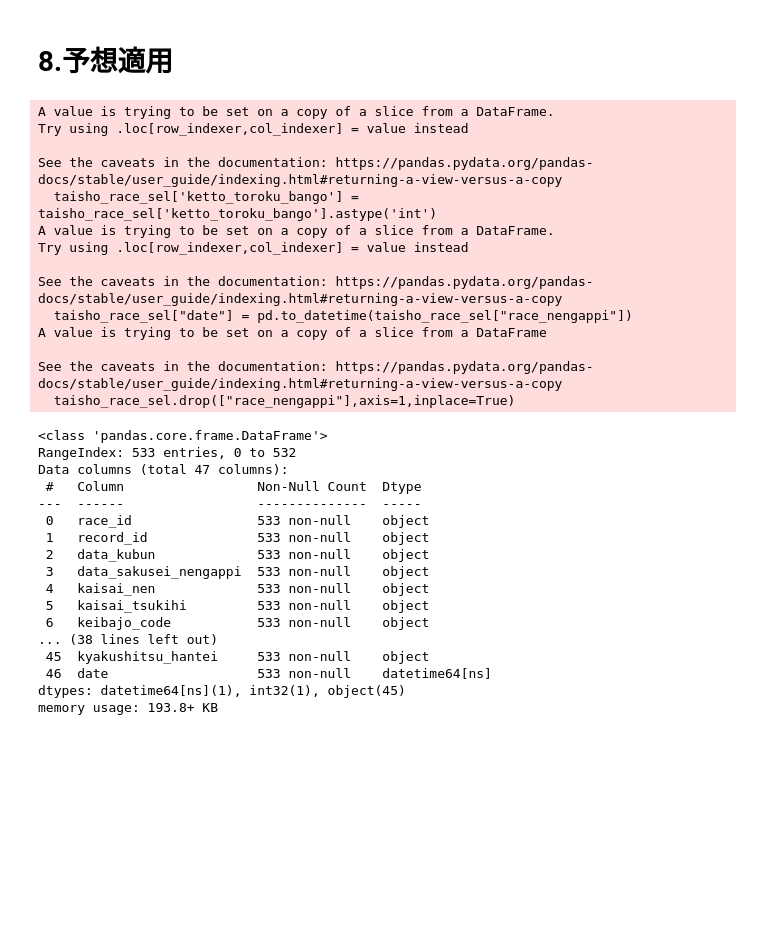
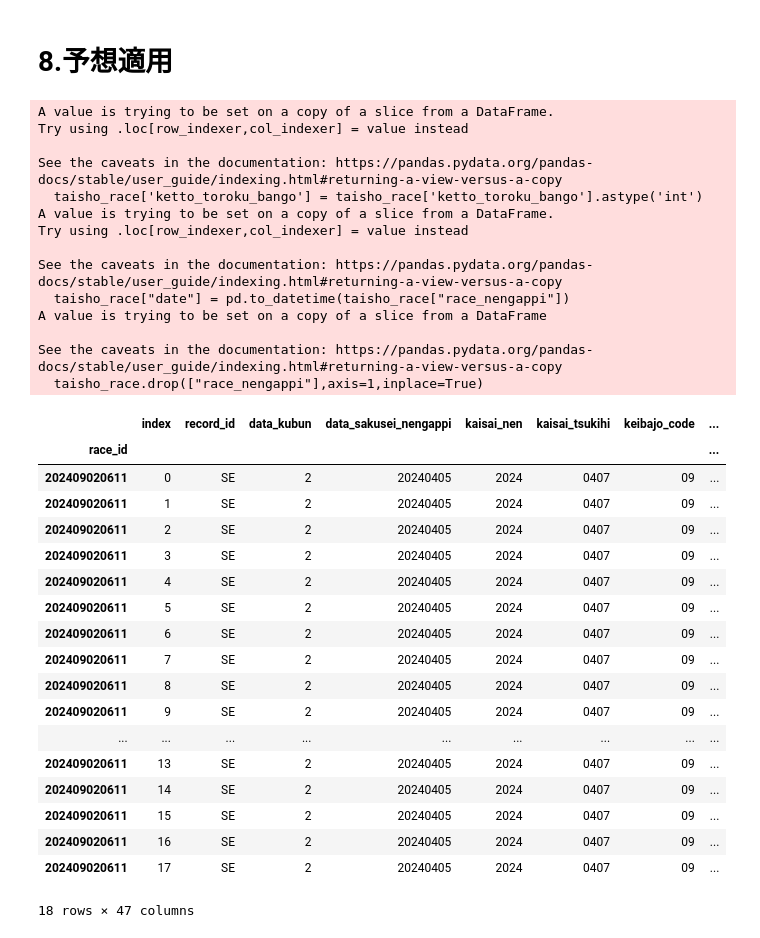
Before and after one commit to mk19828/keiba_2, a Jupyter notebook: keiba003_2_2.ipynb, the cells around one changed output. Drawn from its saved outputs; the diff is of its cells as text; code cells hidden in the pictures; blank space fills up the shorter version.

```diff
--- a/keiba003_2_2.ipynb
+++ b/keiba003_2_2.ipynb
@@ -826,51 +759,58 @@ horse_info = horse_info.set_index('ketto_toroku_bango')
 ### 対象のrace_resultsを抽出　－－＞　taisho_race　とする
 ###　------------------------------
 ###　----------分析用データの条件設定(ｔａｉｓｈｏ＿ｒａｃｅの処理)
-taisho_race_sel = race_results[(race_results['data_kubun'] == '2')]
+taisho_race = race_results[(race_results['data_kubun'] == '2')]
 #taisho_race = race_results[race_results['kaisai_nen'] == '2023']
-taisho_race_sel['ketto_toroku_bango'] = taisho_race_sel['ketto_toroku_bango'].astype('int')
+taisho_race['ketto_toroku_bango'] = taisho_race['ketto_toroku_bango'].astype('int')
 #＞＞＞## 対象のrace_resultsのキー情報抽出
 #＞＞＞taisho_race = taisho_race.loc[:, ["ketto_toroku_bango", "race_nengappi"]]
 ###　レース年月日を日付タイプへ　かつ変数名を　date　へ
-taisho_race_sel["date"] = pd.to_datetime(taisho_race_sel["race_nengappi"])
-taisho_race_sel.drop(["race_nengappi"],axis=1,inplace=True)
-taisho_race_sel = taisho_race_sel.reset_index('race_id')
+taisho_race["date"] = pd.to_datetime(taisho_race["race_nengappi"])
+taisho_race.drop(["race_nengappi"],axis=1,inplace=True)
+taisho_race = taisho_race.reset_index('race_id')
 # %% [output]
 A value is trying to be set on a copy of a slice from a DataFrame.
 Try using .loc[row_indexer,col_indexer] = value instead
 
 See the caveats in the documentation: https://pandas.pydata.org/pandas-docs/stable/user_guide/indexing.html#returning-a-view-versus-a-copy
-  taisho_race_sel['ketto_toroku_bango'] = taisho_race_sel['ketto_toroku_bango'].astype('int')
+  taisho_race['ketto_toroku_bango'] = taisho_race['ketto_toroku_bango'].astype('int')
 A value is trying to be set on a copy of a slice from a DataFrame.
 Try using .loc[row_indexer,col_indexer] = value instead
 
 See the caveats in the documentation: https://pandas.pydata.org/pandas-docs/stable/user_guide/indexing.html#returning-a-view-versus-a-copy
-  taisho_race_sel["date"] = pd.to_datetime(taisho_race_sel["race_nengappi"])
+  taisho_race["date"] = pd.to_datetime(taisho_race["race_nengappi"])
 A value is trying to be set on a copy of a slice from a DataFrame
 
 See the caveats in the documentation: https://pandas.pydata.org/pandas-docs/stable/user_guide/indexing.html#returning-a-view-versus-a-copy
-  taisho_race_sel.drop(["race_nengappi"],axis=1,inplace=True)
+  taisho_race.drop(["race_nengappi"],axis=1,inplace=True)
-# %%
-#taisho_race_sel.loc['202409020611']
-taisho_race_sel.info()
-# %% [output]
-<class 'pandas.core.frame.DataFrame'>
-RangeIndex: 533 entries, 0 to 532
-Data columns (total 47 columns):
- #   Column                 Non-Null Count  Dtype
----  ------                 --------------  -----
- 0   race_id                533 non-null    object
- 1   record_id              533 non-null    object
- 2   data_kubun             533 non-null    object
- 3   data_sakusei_nengappi  533 non-null    object
- 4   kaisai_nen             533 non-null    object
- 5   kaisai_tsukihi         533 non-null    object
- 6   keibajo_code           533 non-null    object
-... (38 lines left out)
- 45  kyakushitsu_hantei     533 non-null    object
- 46  date                   533 non-null    datetime64[ns]
-dtypes: datetime64[ns](1), int32(1), object(45)
-memory usage: 193.8+ KB
+# %%
+taisho_race = taisho_race.reset_index()
+taisho_race = taisho_race.set_index('race_id')
+
+taisho_race = taisho_race.loc['202409020611']
+#taisho_race_sel.info()
+# %%
+taisho_race
+# %% [output]
+|  | index | record_id | data_kubun | data_sakusei_nengappi | kaisai_nen | kaisai_tsukihi | keibajo_code | ... |
+| race_id |  |  |  |  |  |  |  | ... |
+| 202409020611 | 0 | SE | 2 | 20240405 | 2024 | 0407 | 09 | ... |
+| 202409020611 | 1 | SE | 2 | 20240405 | 2024 | 0407 | 09 | ... |
+| 202409020611 | 2 | SE | 2 | 20240405 | 2024 | 0407 | 09 | ... |
+| 202409020611 | 3 | SE | 2 | 20240405 | 2024 | 0407 | 09 | ... |
+| 202409020611 | 4 | SE | 2 | 20240405 | 2024 | 0407 | 09 | ... |
+| 202409020611 | 5 | SE | 2 | 20240405 | 2024 | 0407 | 09 | ... |
+| 202409020611 | 6 | SE | 2 | 20240405 | 2024 | 0407 | 09 | ... |
+| 202409020611 | 7 | SE | 2 | 20240405 | 2024 | 0407 | 09 | ... |
+| 202409020611 | 8 | SE | 2 | 20240405 | 2024 | 0407 | 09 | ... |
+| 202409020611 | 9 | SE | 2 | 20240405 | 2024 | 0407 | 09 | ... |
+| ... | ... | ... | ... | ... | ... | ... | ... | ... |
+| 202409020611 | 13 | SE | 2 | 20240405 | 2024 | 0407 | 09 | ... |
+| 202409020611 | 14 | SE | 2 | 20240405 | 2024 | 0407 | 09 | ... |
+| 202409020611 | 15 | SE | 2 | 20240405 | 2024 | 0407 | 09 | ... |
+| 202409020611 | 16 | SE | 2 | 20240405 | 2024 | 0407 | 09 | ... |
+| 202409020611 | 17 | SE | 2 | 20240405 | 2024 | 0407 | 09 | ... |
+18 rows × 47 columns
 # %%
 #  1003-001
 #　今後　現時点不要
```
Also changed, not shown: parts of 17 cells of this notebook, 3 other files.
